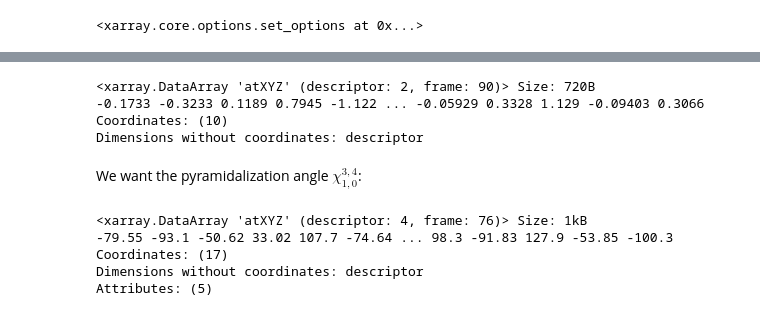
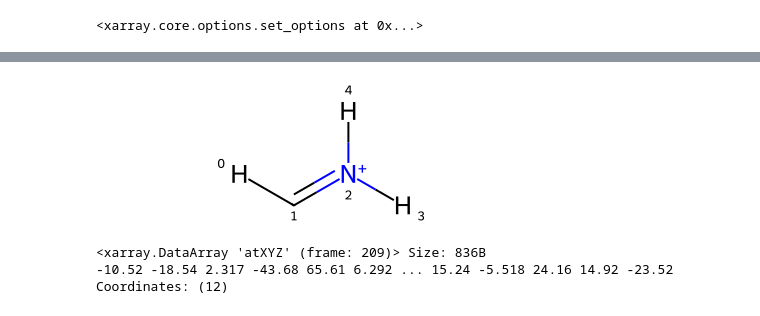
Before and after one commit to SHNITSEL/shnitsel-tools, a Jupyter notebook: tutorials/2_99_hop_distributions.ipynb, the cells around one changed output, grey strips where cells are left out. Saved outputs shown, nothing was run; the diff lists cells and outputs as text; code cells hidden in the pictures.

```diff
--- a/tutorials/2_99_hop_distributions.ipynb
+++ b/tutorials/2_99_hop_distributions.ipynb
@@ -24,0 +19,11 @@ frames.st.default_mol(atomNote=True)
+# %%
+from glob import glob
+import os
+
+paths = glob('/nc/data/frames_2026-01-12/*')
+compounds = {
+    name: st.read(path).set_coords(['astate'])
+    for path in paths
+    if (name:=os.path.split(path)[1].split('_')[0]) not in {'R02a', 'R02b'}
+}
+compounds
@@ -25,11 +115,15 @@ frames.st.default_mol(atomNote=True)
+# %%
+from shnitsel.geo import analogs
+combined = analogs.combine_analogs(compounds.values(), '[#6,#1][#6]=[#6,#7]([#1])[#6,#1]', list(compounds))
+# %%
+combined.mol
+# %% [output]
+[figure, added]
 # %%
 # Pyramidalizations at hops from S2 -> S1
-pyr = frames.st.hops([(3, 2)]).atXYZ.st.get_pyramids()
+pyr = combined.st.hops([(3, 2)]).atXYZ.st.get_pyramids(deg=True).squeeze('descriptor')
 pyr
 # %% [output]
-<xarray.DataArray 'atXYZ' (descriptor: 2, frame: 90)> Size: 720B
--0.1733 -0.3233 0.1189 0.7945 -1.122 ... -0.05929 0.3328 1.129 -0.09403 0.3066
-Coordinates: (10)
-Dimensions without coordinates: descriptor
+<xarray.DataArray 'atXYZ' (frame: 209)> Size: 836B
+-10.52 -18.54 2.317 -43.68 65.61 6.292 ... 15.24 -5.518 24.16 14.92 -23.52
+Coordinates: (12)
-# %% [markdown]
-We want the pyramidalization angle $\chi_{1,0}^{3,4}$:
@@ -38,10 +129,0 @@ pyr1 = pyr.sel(descriptor=(pyr.atoms=={1,0,3,4}))
-# %%
-# Dihedrals at hops S1 -> S0
-dih = frames.st.hops([(2, 1)]).atXYZ.st.get_bond_torsions(ang='deg', signed=True)
-dih
-# %% [output]
-<xarray.DataArray 'atXYZ' (descriptor: 4, frame: 76)> Size: 1kB
--79.55 -93.1 -50.62 33.02 107.7 -74.64 ... 98.3 -91.83 127.9 -53.85 -100.3
-Coordinates: (17)
-Dimensions without coordinates: descriptor
-Attributes: (5)
```
Also changed, not shown: parts of 19 cells of this notebook.
